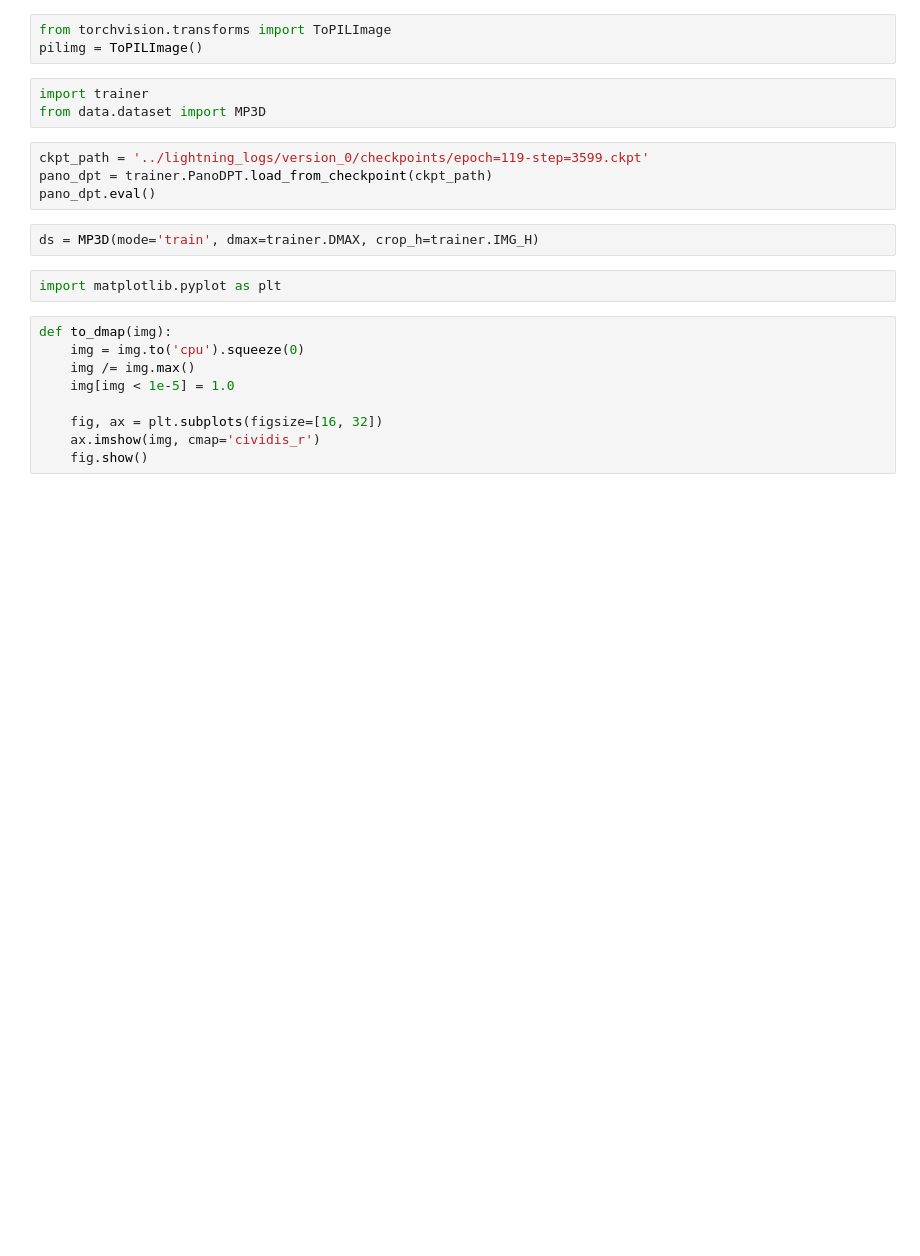
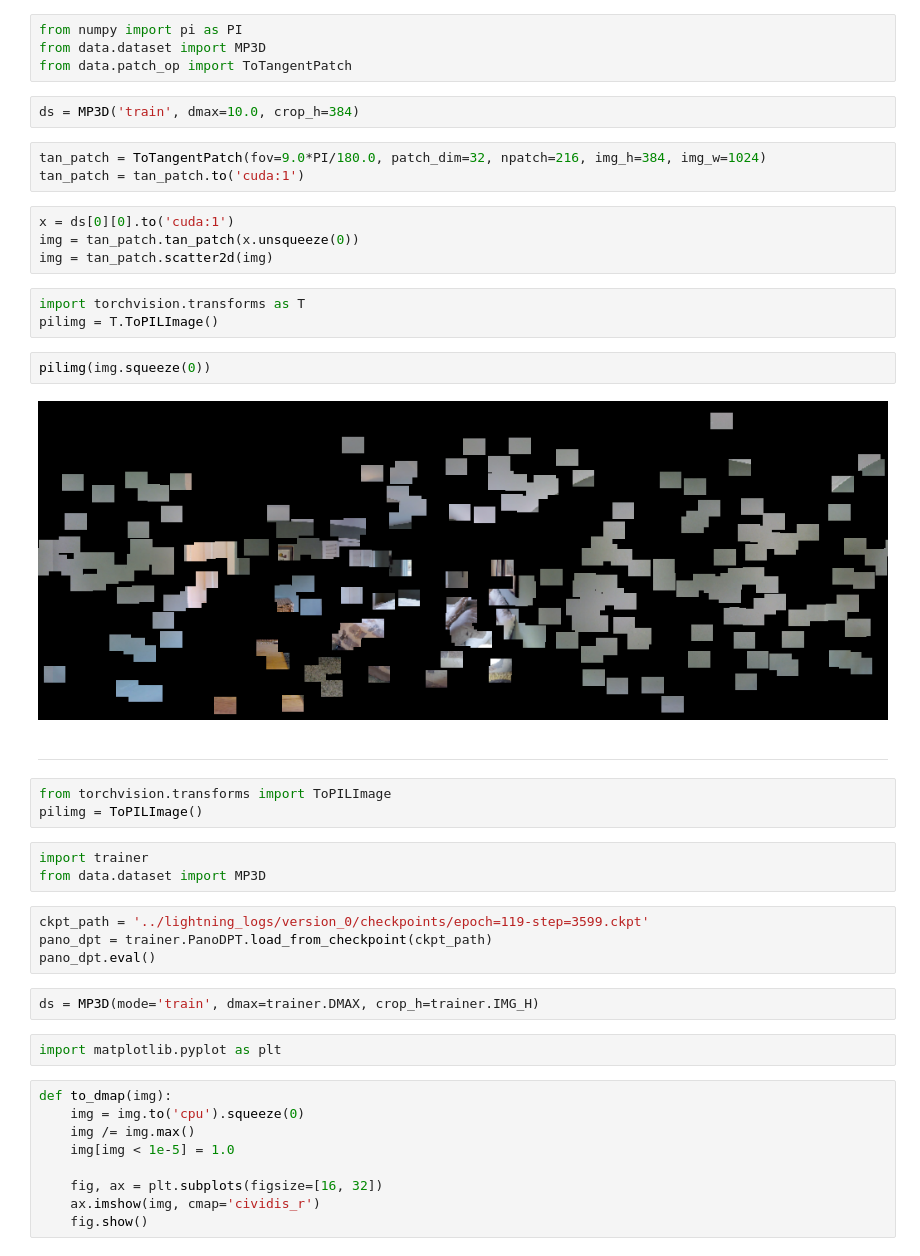
Before and after one commit to kimbochen/panodpt, a Jupyter notebook: notebooks/data.ipynb, the cells around one changed output. Saved outputs shown, nothing was run; the diff lists cells and outputs as text; blank space fills up the shorter version.

```diff
--- a/notebooks/data.ipynb
+++ b/notebooks/data.ipynb
@@ -1,3 +1,25 @@
+# %%
+from numpy import pi as PI
+from data.dataset import MP3D
+from data.patch_op import ToTangentPatch
+# %%
+ds = MP3D('train', dmax=10.0, crop_h=384)
+# %%
+tan_patch = ToTangentPatch(fov=9.0*PI/180.0, patch_dim=32, npatch=216, img_h=384, img_w=1024)
+tan_patch = tan_patch.to('cuda:1')
+# %%
+x = ds[0][0].to('cuda:1')
+img = tan_patch.tan_patch(x.unsqueeze(0))
+img = tan_patch.scatter2d(img)
+# %%
+import torchvision.transforms as T
+pilimg = T.ToPILImage()
+# %%
+pilimg(img.squeeze(0))
+# %% [output]
+[figure, added]
+# %% [markdown]
+---
 # %%
 from torchvision.transforms import ToPILImage
 pilimg = ToPILImage()
```
Also changed, not shown: parts of 5 cells of this notebook, 2 other files.
